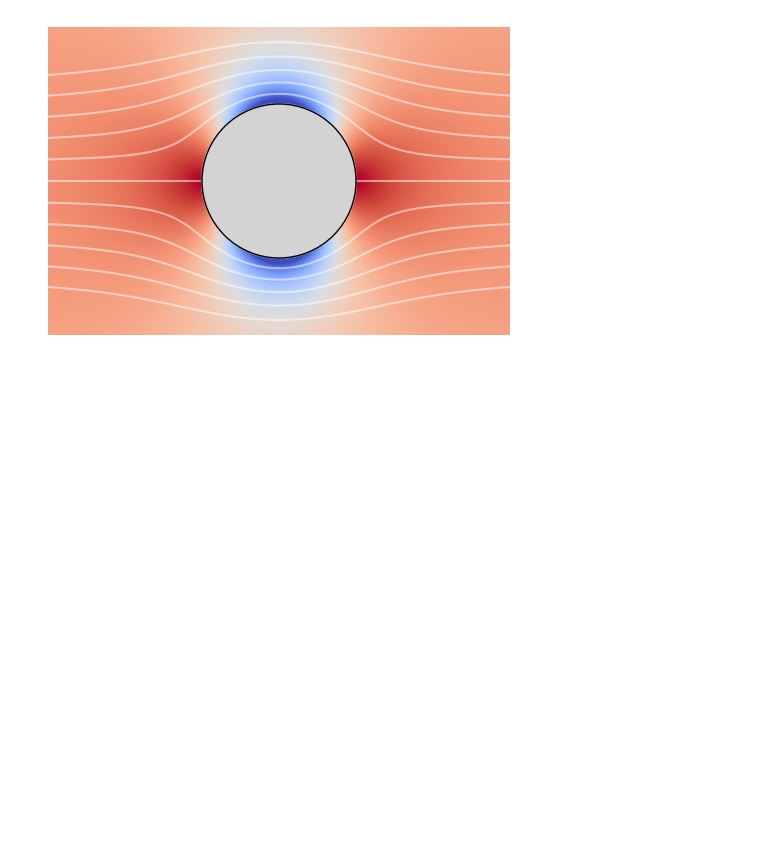
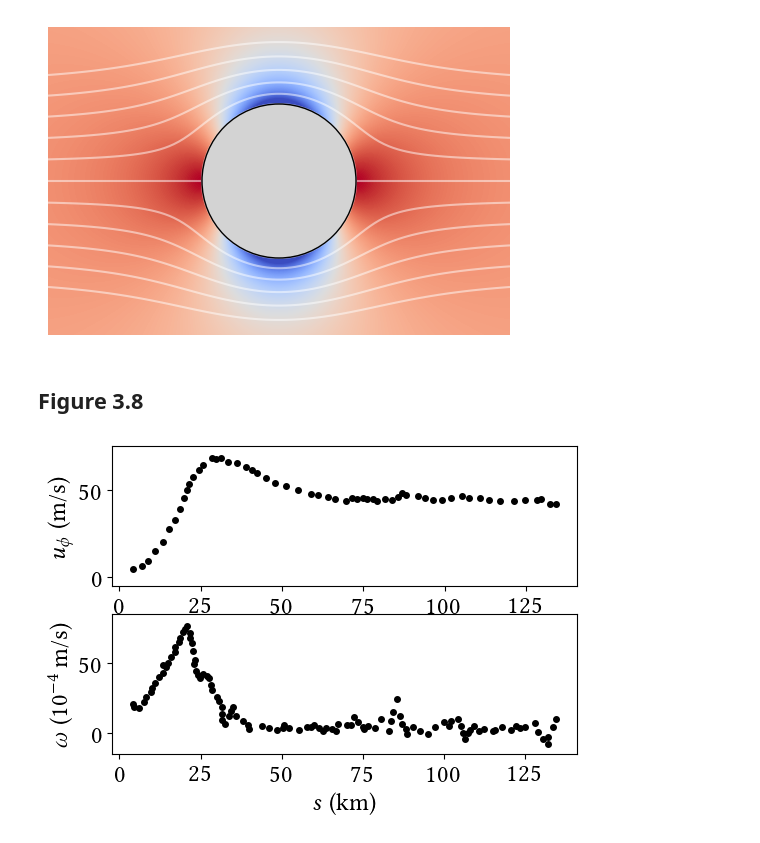
Before and after one commit to josephmacmillan/IntroductionToFluidDynamics, a Jupyter notebook: Textbook/Jupyter/Chapter 3 - Ideal Fluids.ipynb, the cells around one changed output. Cells and saved outputs as stored; diff of their text form; code cells hidden in the pictures; blank space fills up the shorter version.

```diff
--- a/Textbook/Jupyter/Chapter 3 - Ideal Fluids.ipynb
+++ b/Textbook/Jupyter/Chapter 3 - Ideal Fluids.ipynb
@@ -139,3 +139,33 @@ plt.savefig("fig_cylinder_pressure.pdf", bbox_inches='tight')
  [0.00428605 0.00427556 0.0042649  ... 0.0042649  0.00427556 0.00428605]
  [0.00426036 0.00424978 0.00423904 ... 0.00423904 0.00424978 0.00426036]] 0.07999871744515073 -471477404.01949924
 [figure]
+# %% [markdown]
+## Figure 3.8
+# %%
+import pandas as pd
+
+df = pd.read_csv('wind_speed.csv')
+s = df['Radius (km)'].to_numpy()
+u_phi = df['Azimuthal Speed (m/s)'].to_numpy()
+
+fig = plt.figure(figsize=(6, 4))
+ax = fig.add_subplot(2, 1, 1)
+
+ax.plot(s, u_phi, "o", color='black', markersize=4)
+ax.set_ylabel("$u_\phi$ (m/s)")
+ax.set_ylim(-5, 75)
+
+df = pd.read_csv('vorticity.csv')
+s = df['Radius (km)'].to_numpy()
+omega = df['Vorticity (10^-4 s^-1)'].to_numpy()
+
+ax = fig.add_subplot(2, 1, 2)
+ax.plot(s, omega, "o", color='black', markersize=4)
+ax.set_xlabel("$s$ (km)")
+ax.set_ylabel("$\omega$ ($10^{-4}$ m/s)")
+ax.set_ylim(-15, 85)
+
+
+plt.savefig("fig_hurricane_data.pdf", bbox_inches='tight')
+# %% [output]
+[figure, added]
```
Also changed, not shown: 16 other files.
